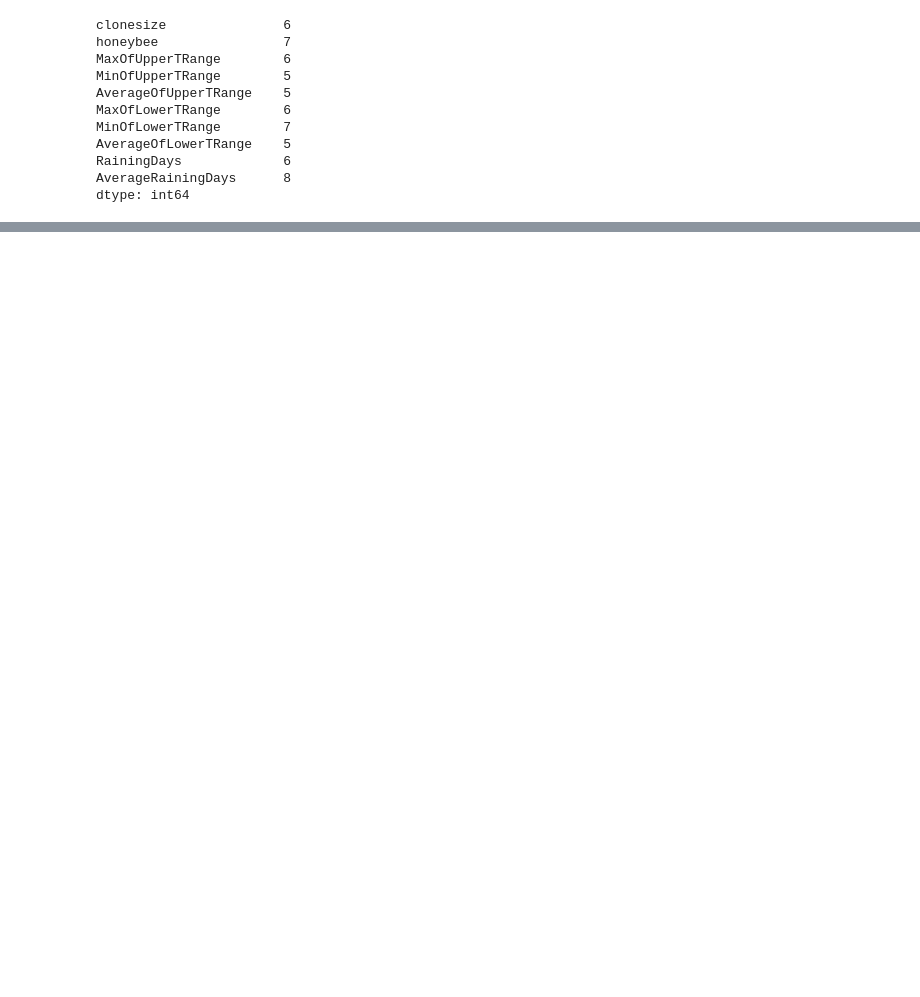
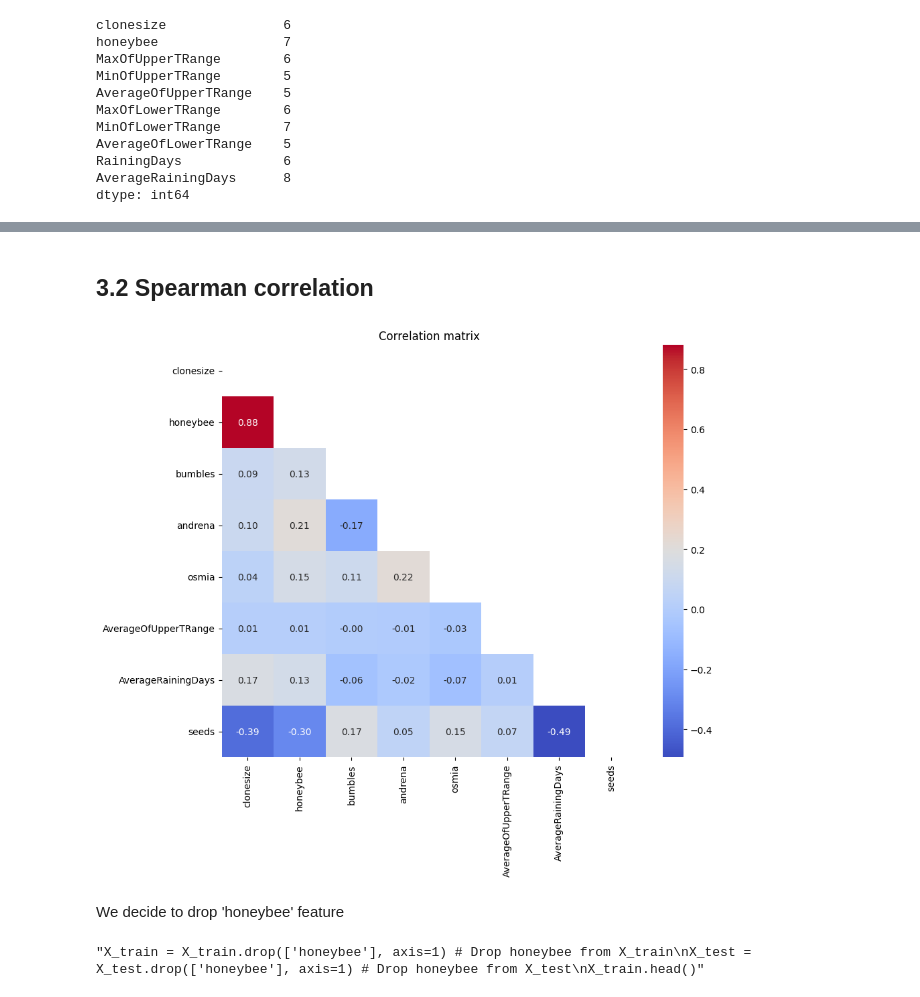
Before and after one commit to JMViJi/Prediction-of-Wild-Blueberry-Yield, a Jupyter notebook: PredictionOfWildBlueberryYield.ipynb, the cells around one changed output, grey strips where cells are left out. Cells and saved outputs as stored; diff of their text form; code cells hidden in the pictures; blank space fills up the shorter version.

```diff
--- a/PredictionOfWildBlueberryYield.ipynb
+++ b/PredictionOfWildBlueberryYield.ipynb
@@ -211,0 +228,40 @@ Text(0.5, 1.0, 'Histogram of clonesize feature')
+# %%
+# Drop from X_train: MaxOfUpperTRange, AverageRainingDays and seedds.
+columns_to_drop=['id','AverageOfLowerTRange', 'MinOfLowerTRange', 'MaxOfLowerTRange', 'MaxOfUpperTRange', 'MinOfUpperTRange', 'RainingDays', 'fruitset', 'fruitmass']
+X_train = X_train.drop(columns_to_drop, axis=1)
+X_train.head()
+
+# Drop from X_trX_test: MaxOfUpperTRange, AverageRainingDays and seedds.
+columns_to_drop=['AverageOfLowerTRange', 'MinOfLowerTRange', 'MaxOfLowerTRange', 'MaxOfUpperTRange', 'MinOfUpperTRange', 'RainingDays', 'fruitset', 'fruitmass']
+X_test = X_test.drop(columns_to_drop, axis=1)
+# %% [markdown]
+## 3.2 Spearman correlation
+# %%
+import pandas as pd
+import seaborn as sns
+import matplotlib.pyplot as plt
+
+# Spearman correlation
+corr_matrix = X_train.corr(method='spearman')
+
+# Crear una máscara para el triángulo superior
+mask = np.triu(np.ones_like(corr_matrix, dtype=bool))
+
+# Configurar la figura de matplotlib
+plt.figure(figsize=(10, 8))
+
+# Dibujar el heatmap con la máscara
+sns.heatmap(corr_matrix, mask=mask, annot=True, fmt=".2f", cmap='coolwarm', cbar=True)
+
+plt.title("Correlation matrix")
+plt.show()
+# %% [output]
+[figure, added]
+# %% [markdown]
+We decide to drop 'honeybee' feature
+# %%
+"""X_train = X_train.drop(['honeybee'], axis=1) # Drop honeybee from X_train
+X_test = X_test.drop(['honeybee'], axis=1) # Drop honeybee from X_test
+X_train.head()"""
+# %% [output]
+"X_train = X_train.drop(['honeybee'], axis=1) # Drop honeybee from X_train\nX_test = X_test.drop(['honeybee'], axis=1) # Drop honeybee from X_test\nX_train.head()"
```
Also changed, not shown: parts of 29 cells of this notebook, 1 other file.
